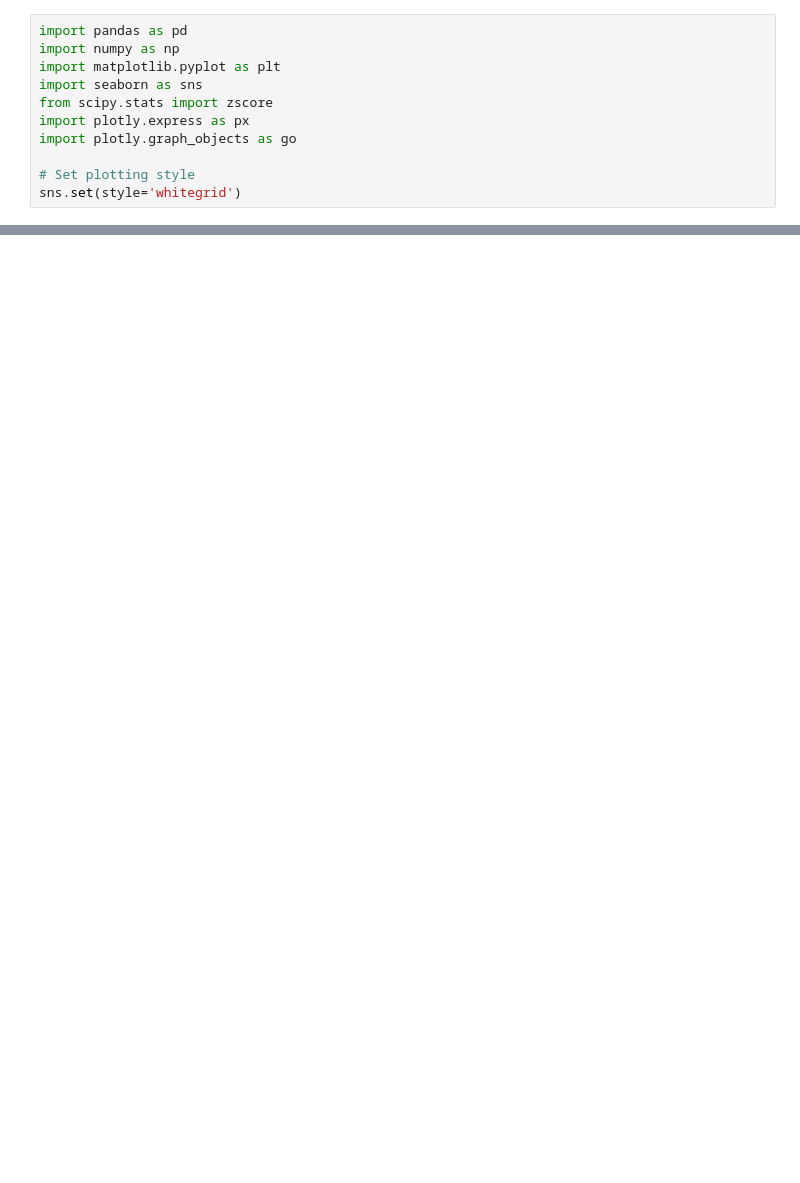
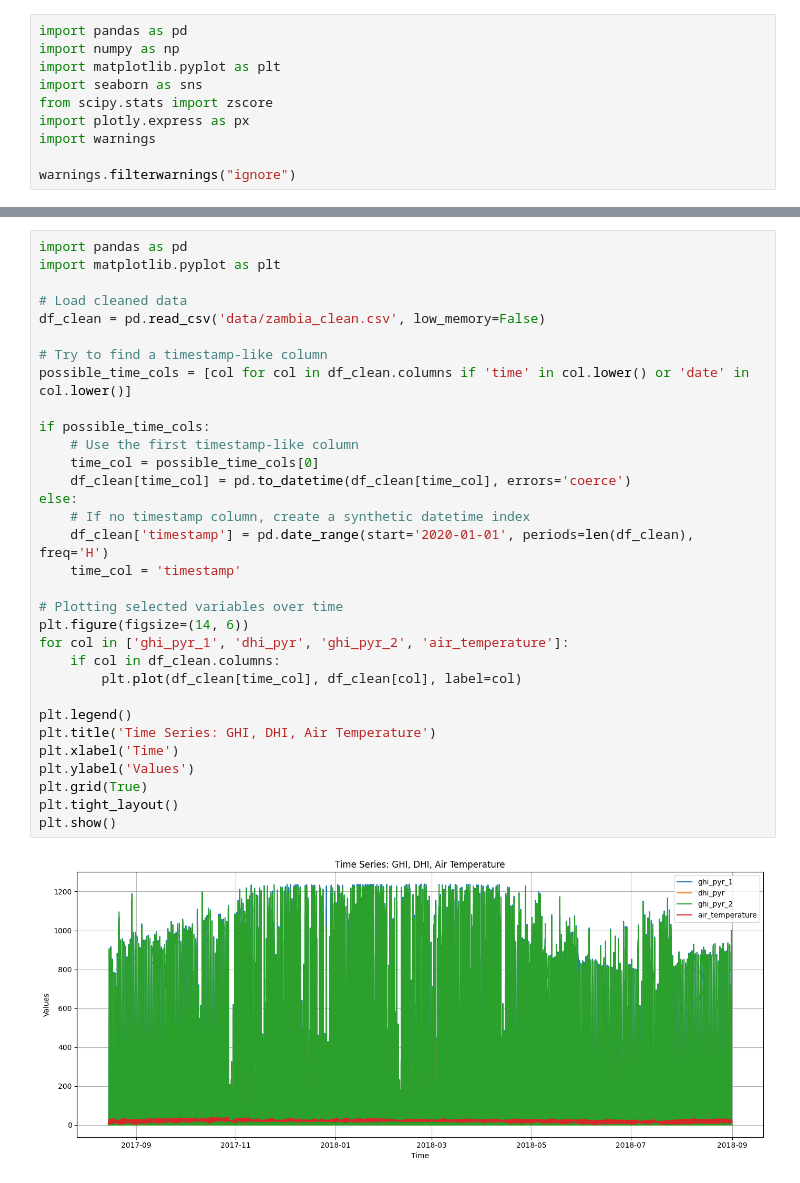
Before and after one commit to etsuamb/Week-0-tasks, a Jupyter notebook: notebooks/ethiopia_eda.ipynb, the cells around one changed output, grey strips where cells are left out. Saved outputs shown, nothing was run; the diff lists cells and outputs as text; blank space fills up the shorter version.

```diff
--- a/notebooks/ethiopia_eda.ipynb
+++ b/notebooks/ethiopia_eda.ipynb
@@ -5,7 +5,6 @@ import matplotlib.pyplot as plt
 import seaborn as sns
 from scipy.stats import zscore
 import plotly.express as px
-import plotly.graph_objects as go
+import warnings
 
-# Set plotting style
-sns.set(style='whitegrid')
+warnings.filterwarnings("ignore")
@@ -166,0 +147,34 @@ Cleaned data saved to data/ethiopia_clean.csv
+# %%
+import pandas as pd
+import matplotlib.pyplot as plt
+
+# Load cleaned data
+df_clean = pd.read_csv('data/zambia_clean.csv', low_memory=False)
+
+# Try to find a timestamp-like column
+possible_time_cols = [col for col in df_clean.columns if 'time' in col.lower() or 'date' in col.lower()]
+
+if possible_time_cols:
+    # Use the first timestamp-like column
+    time_col = possible_time_cols[0]
+    df_clean[time_col] = pd.to_datetime(df_clean[time_col], errors='coerce')
+else:
+    # If no timestamp column, create a synthetic datetime index
+    df_clean['timestamp'] = pd.date_range(start='2020-01-01', periods=len(df_clean), freq='H')
+    time_col = 'timestamp'
+
+# Plotting selected variables over time
+plt.figure(figsize=(14, 6))
+for col in ['ghi_pyr_1', 'dhi_pyr', 'ghi_pyr_2', 'air_temperature']:
+    if col in df_clean.columns:
+        plt.plot(df_clean[time_col], df_clean[col], label=col)
+
+plt.legend()
+plt.title('Time Series: GHI, DHI, Air Temperature')
+plt.xlabel('Time')
+plt.ylabel('Values')
+plt.grid(True)
+plt.tight_layout()
+plt.show()
+# %% [output]
+[figure, added]
```
Also changed, not shown: parts of 29 cells of this notebook, 2 other files.
